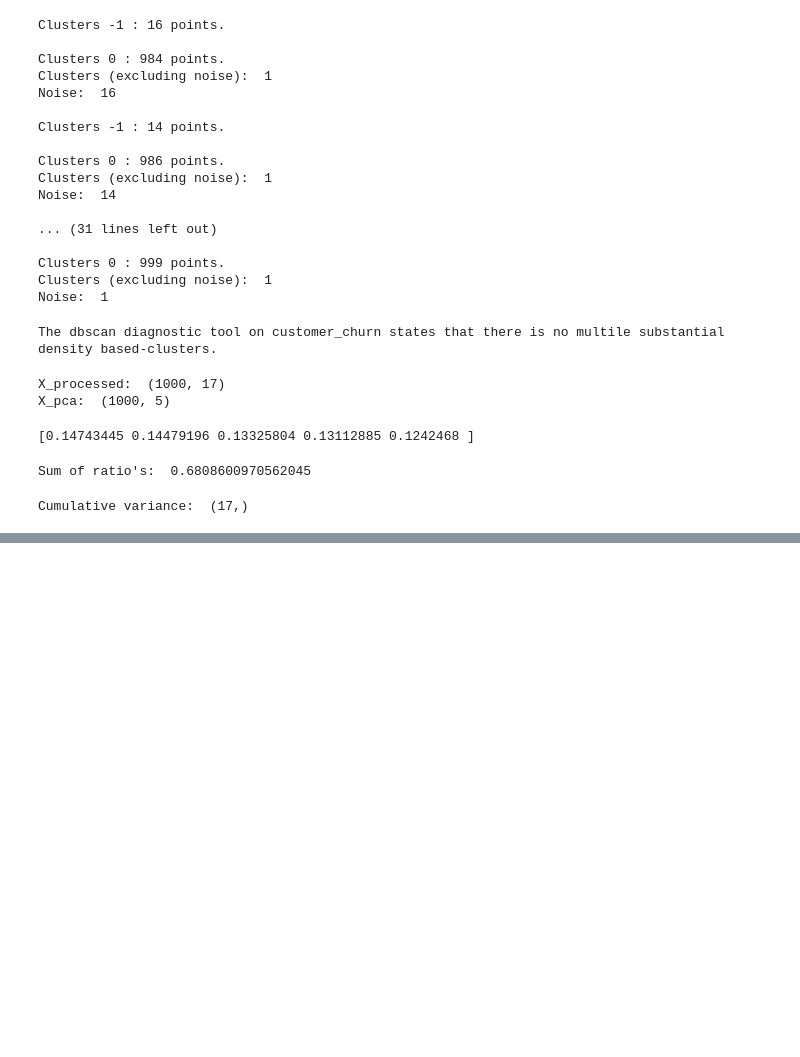
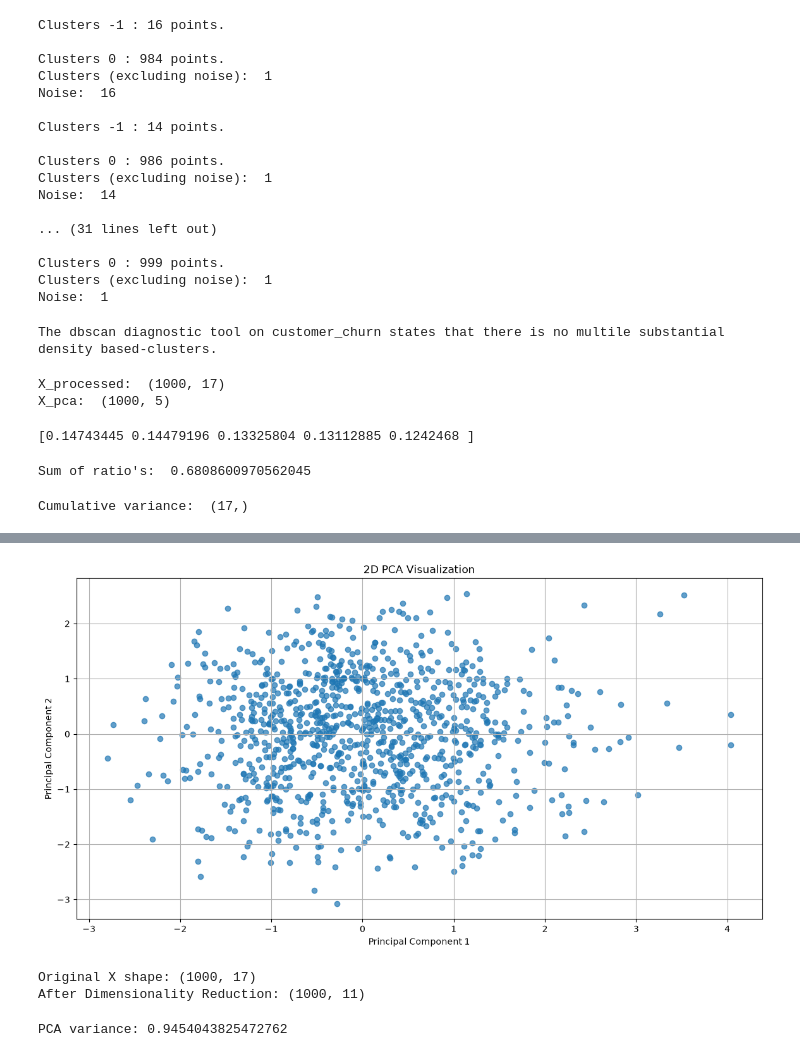
Before and after one commit to YashInLogN/CFO, a Jupyter notebook: cf0_001_unsupervised.ipynb, the cells around one changed output, grey strips where cells are left out. Saved outputs shown, nothing was run; the diff lists cells and outputs as text; code cells hidden in the pictures; blank space fills up the shorter version.

```diff
--- a/cf0_001_unsupervised.ipynb
+++ b/cf0_001_unsupervised.ipynb
@@ -752,0 +753,30 @@ plt.show()
+# %%
+final_pca = PCA(n_components=0.94)
+
+final_x_pca = final_pca.fit_transform(X_processed)
+# %%
+plt.figure(figsize=(14, 7))
+
+plt.scatter(
+    final_x_pca[:, 0],
+    final_x_pca[:, 1],
+    alpha= 0.7
+)
+
+plt.xlabel("Principal Component 1")
+plt.ylabel("Principal Component 2")
+plt.title("2D PCA Visualization")
+plt.grid(True)
+plt.show()
+# %% [output]
+[figure, added]
+# %%
+print(f"Original X shape: {X_processed.shape}")
+print(f"After Dimensionality Reduction: {final_x_pca.shape}")
+# %% [output]
+Original X shape: (1000, 17)
+After Dimensionality Reduction: (1000, 11)
+# %%
+print(f"PCA variance: {sum(final_pca.explained_variance_ratio_)}")
+# %% [output]
+PCA variance: 0.9454043825472762
```
Also changed, not shown: parts of 9 cells of this notebook.
